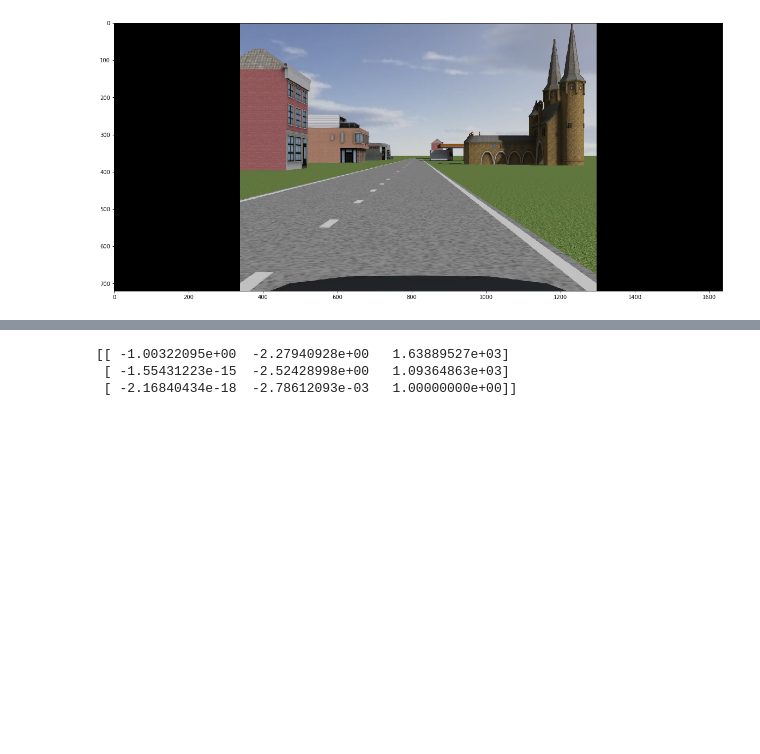
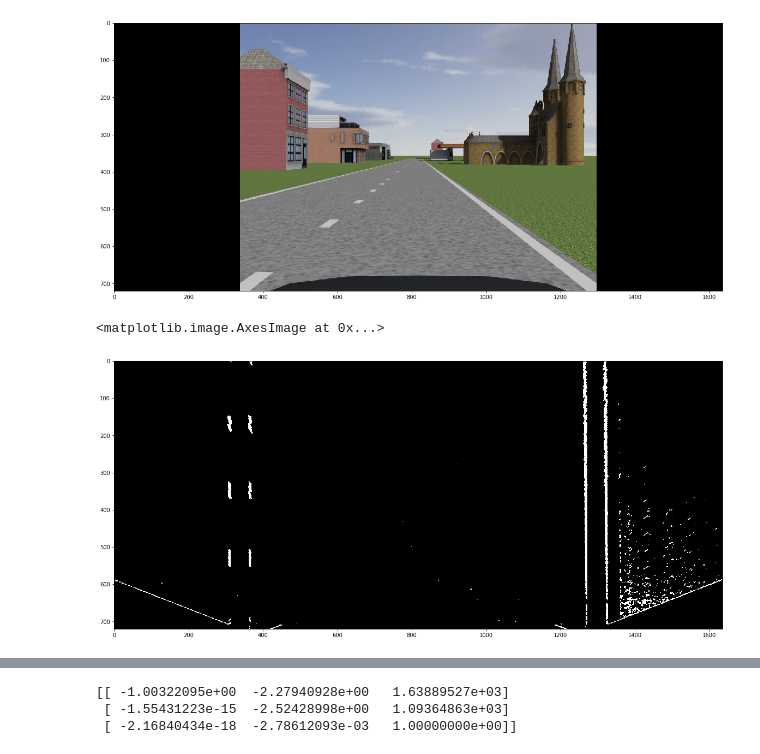
Before and after one commit to gcjyzdd/LanelineDetection, a Jupyter notebook: processLD.ipynb, the cells around one changed output, grey strips where cells are left out. Cells and saved outputs as stored; diff of their text form; code cells hidden in the pictures; blank space fills up the shorter version.

Commit message:
Updated LD for straight lane line. Used Hough Transform.

```diff
--- a/processLD.ipynb
+++ b/processLD.ipynb
@@ -51,3 +51,34 @@ plt.imshow(IM)
 720 960
 <matplotlib.image.AxesImage at 0x...>
 [figure]
+# %%
+from detector import Detector, print_prof_data
+
+dist_pickle = pickle.load( open( "cam_pickle.p", "rb" ) )
+mtx = dist_pickle["mtx"]
+dist = dist_pickle["dist"]
+M = dist_pickle["M"]
+Minv = dist_pickle["Minv"]
+
+detector = Detector(mtx=mtx, dist=dist, M=M, Minv=Minv, sx_thresh=(20,100), s_thresh=(170,255))
+# Set number of buffers
+detector.LeftLine.N = 5
+detector.RightLine.N = 5
+# Parameters of Kalman filter. KF is not adoppted here and forget those parameters
+q=[10, 10, 20]
+R=[1, 1, 1]
+detector.setKF_PR(q, R)
+# Set margins
+detector.setMargin(60)
+# Set color transforms
+detector.setBinaryFun(flag=5)
+# Turn off Kalman filter
+detector.switchKF(False)
+# %%
+bin_warp = detector.detectStraight(IM)
+
+plt.figure(figsize=(20,10))
+plt.imshow(bin_warp, cmap='gray')
+# %% [output]
+<matplotlib.image.AxesImage at 0x...>
+[figure, added]
```
Also changed, not shown: parts of 6 cells of this notebook, 4 other files.
